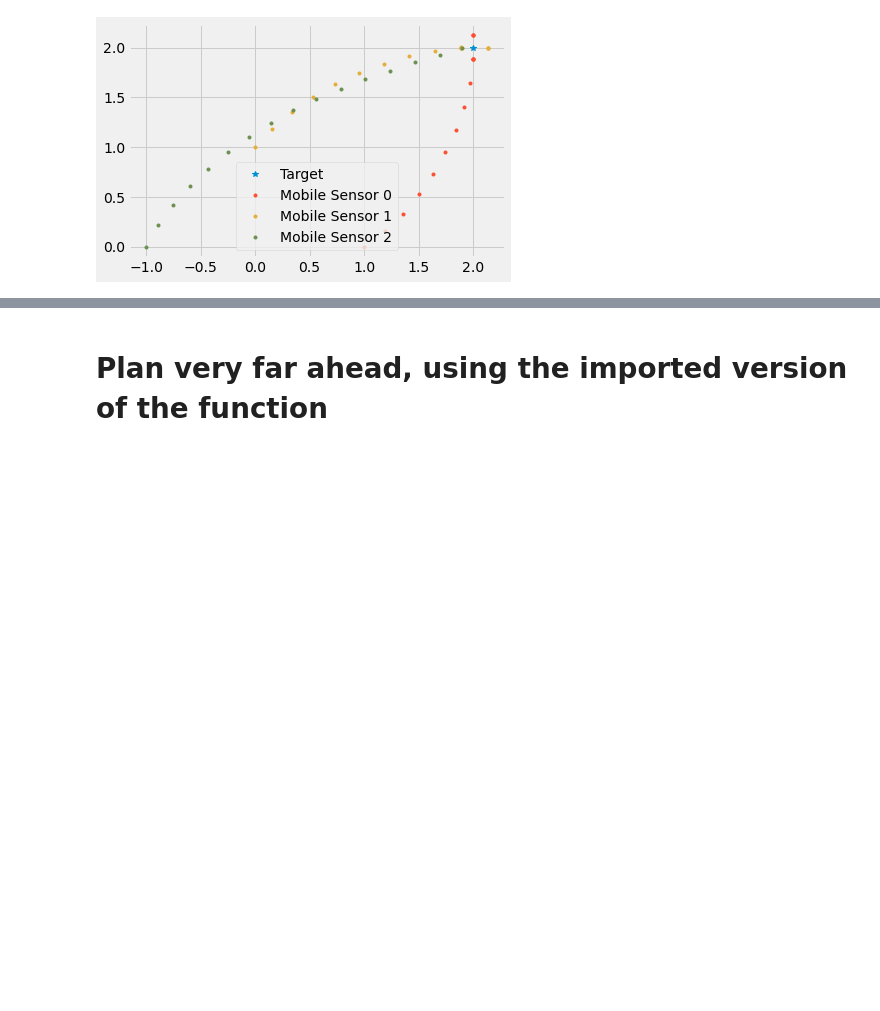
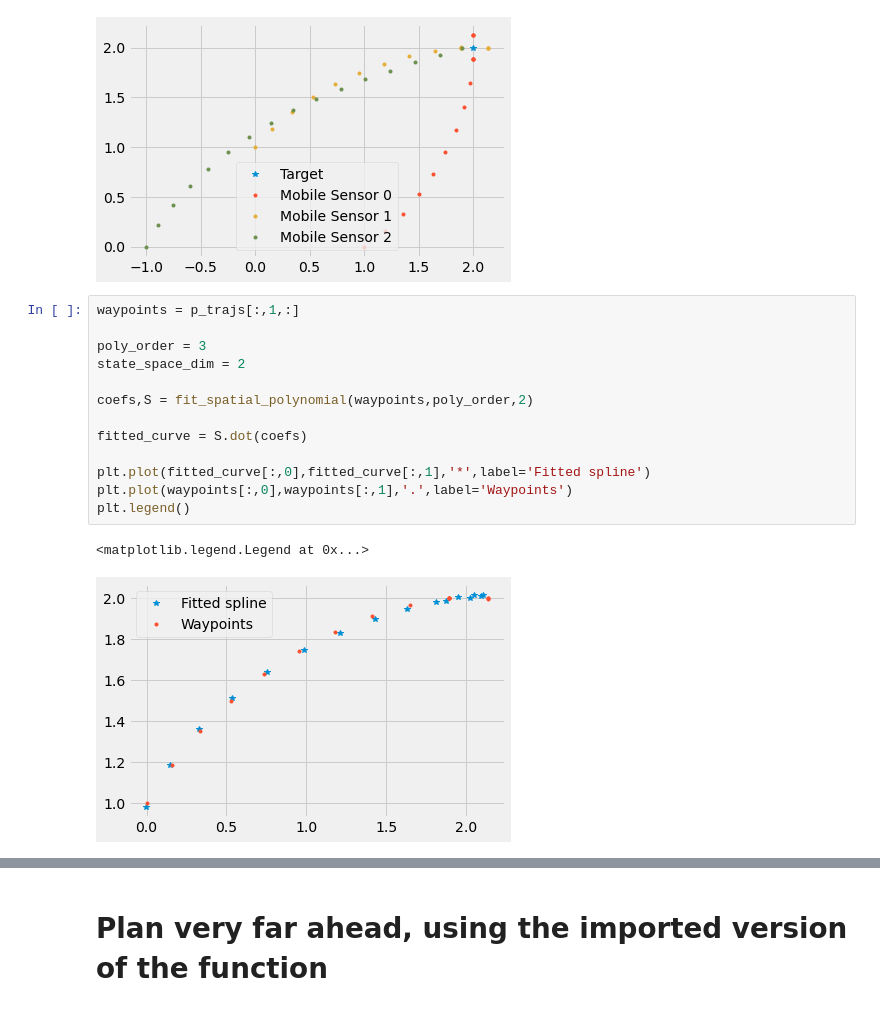
Before and after one commit to lina-robotics-lab/fim_track, a Jupyter notebook: src/Path Planning with FIM gradient descent .ipynb, the cells around one changed output, grey strips where cells are left out. Drawn from its saved outputs; the diff is of its cells as text; blank space fills up the shorter version.

Commit message:
Add spline fitting function in motion generation py

```diff
--- a/src/Path Planning with FIM gradient descent .ipynb
+++ b/src/Path Planning with FIM gradient descent .ipynb
@@ -138,3 +201,19 @@ q_traj=q[...,np.newaxis]
 plot_trajectories(q_traj,p_trajs,3)
 # %% [output]
 [figure]
+# %%
+waypoints = p_trajs[:,1,:]
+
+poly_order = 3
+state_space_dim = 2
+
+coefs,S = fit_spatial_polynomial(waypoints,poly_order,2)
+
+fitted_curve = S.dot(coefs)
+
+plt.plot(fitted_curve[:,0],fitted_curve[:,1],'*',label='Fitted spline')
+plt.plot(waypoints[:,0],waypoints[:,1],'.',label='Waypoints')
+plt.legend()
+# %% [output]
+<matplotlib.legend.Legend at 0x...>
+[figure, added]
```
Also changed, not shown: parts of 13 cells of this notebook, 1 other file.
